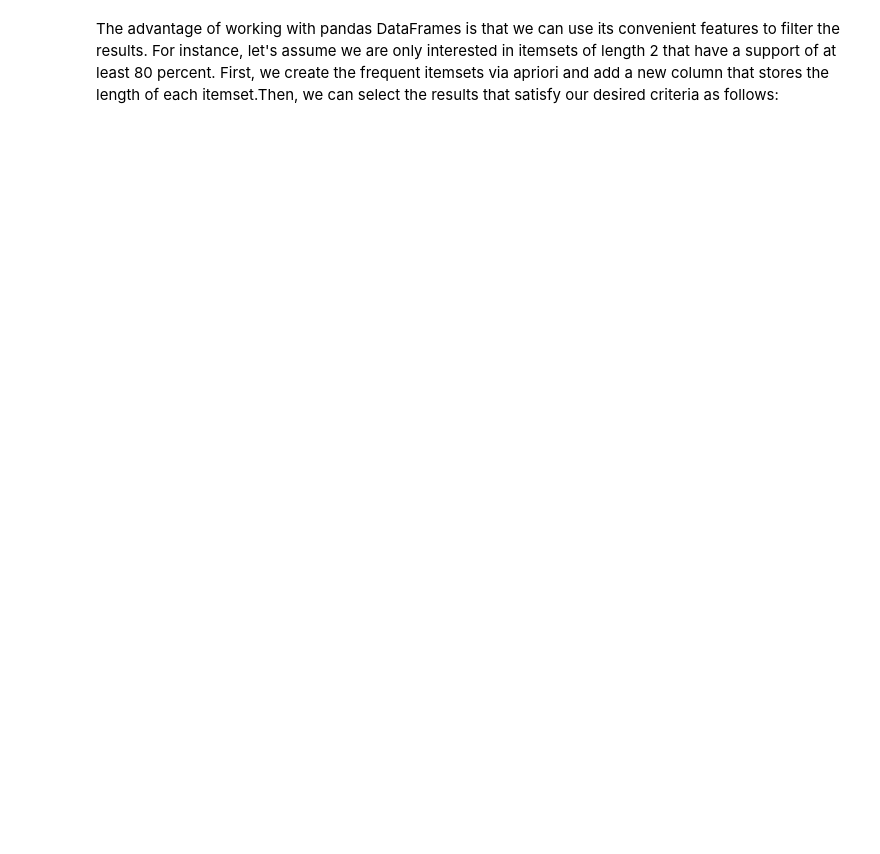
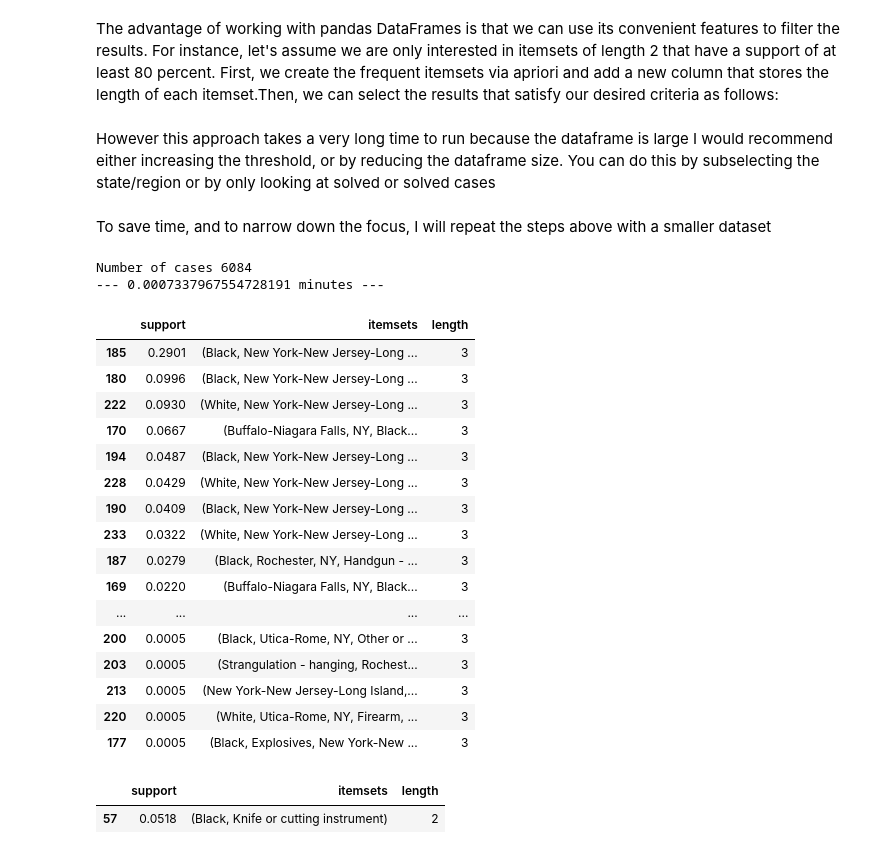
Before and after one commit to artificialnouveau/MAPdata, a Jupyter notebook: MAP Frequent Itemsets via Apriori Algorithm.ipynb, the cells around one changed output. Cells and saved outputs as stored; diff of their text form; code cells hidden in the pictures; blank space fills up the shorter version.

```diff
--- a/MAP Frequent Itemsets via Apriori Algorithm.ipynb
+++ b/MAP Frequent Itemsets via Apriori Algorithm.ipynb
@@ -150,0 +146,3 @@ frequent_itemsets[ (frequent_itemsets['length']>=custom_length)]
+# %% [markdown]
+However this approach takes a very long time to run because the dataframe is large I would recommend either increasing the threshold,
+or by reducing the dataframe size. You can do this by subselecting the state/region or by only looking at solved or solved cases
@@ -151,3 +159,57 @@ frequent_itemsets[ (frequent_itemsets['length']>=custom_length)]
+# %% [markdown]
+To save time, and to narrow down the focus, I will repeat the steps above with a smaller dataset
+# %%
+#only interested in cases since 2000, NY and unsolved
+dfcustom=df[(df['Year']>=2000)&(df['State']=='New York')&(df['Solved']=='No')]
+print('Number of cases',len(dfcustom))
+#Generating a unique Frequent Itemset number based upon the geography (either county/metropolitan area), victims' gender and method of killing.
+dfsub=dfcustom[["MSA",'VicRace','Weapon']]
+dfsub_list = dfsub.to_numpy()
+
+#transform the variables
+te = TransactionEncoder()
+te_ary = te.fit(dfsub_list).transform(dfsub_list)
+dfsubte = pd.DataFrame(te_ary, columns=te.columns_)
+
+
+#I am interested in 3 or more similar cases out of the cases, so the threshold is 3/number of rows in dataframe
+custom_thres=3/len(dfcustom)
+
+# I am interested in cases are similiar in county/metro, victim race and weapon used, so I'm interested in
+# a variable that has a length of at least 3
+custom_length=3
+
+start_time = time.time()
+frequent_itemsets = apriori(dfsubte, min_support=custom_thres, use_colnames=True)
+frequent_itemsets['length'] = frequent_itemsets['itemsets'].apply(lambda x: len(x))
+
+
+print("--- %s minutes ---" % ((time.time() - start_time)/60))
+
+frequent_itemsets[(frequent_itemsets['length']>=custom_length)].sort_values('support',ascending=False)
+# %% [output]
+Number of cases 6084
+--- 0.0007337967554728191 minutes ---
+|  | support | itemsets | length |
+| 185 | 0.2901 | (Black, New York-New Jersey-Long ... | 3 |
+| 180 | 0.0996 | (Black, New York-New Jersey-Long ... | 3 |
+| 222 | 0.0930 | (White, New York-New Jersey-Long ... | 3 |
+| 170 | 0.0667 | (Buffalo-Niagara Falls, NY, Black... | 3 |
+| 194 | 0.0487 | (Black, New York-New Jersey-Long ... | 3 |
+| 228 | 0.0429 | (White, New York-New Jersey-Long ... | 3 |
+| 190 | 0.0409 | (Black, New York-New Jersey-Long ... | 3 |
+| 233 | 0.0322 | (White, New York-New Jersey-Long ... | 3 |
+| 187 | 0.0279 | (Black, Rochester, NY, Handgun - ... | 3 |
+| 169 | 0.0220 | (Buffalo-Niagara Falls, NY, Black... | 3 |
+| ... | ... | ... | ... |
+| 200 | 0.0005 | (Black, Utica-Rome, NY, Other or ... | 3 |
+| 203 | 0.0005 | (Strangulation - hanging, Rochest... | 3 |
+| 213 | 0.0005 | (New York-New Jersey-Long Island,... | 3 |
+| 220 | 0.0005 | (White, Utica-Rome, NY, Firearm, ... | 3 |
+| 177 | 0.0005 | (Black, Explosives, New York-New ... | 3 |
 # %%
 #If you are interested in specific variables
-frequent_itemsets[ frequent_itemsets['itemsets'] == {'Black', 'Male'} ]
+frequent_itemsets[ frequent_itemsets['itemsets'] == {'Black', 'Knife or cutting instrument'} ]
+# %% [output]
+|  | support | itemsets | length |
+| 57 | 0.0518 | (Black, Knife or cutting instrument) | 2 |
```
Also changed, not shown: parts of 5 cells of this notebook.
